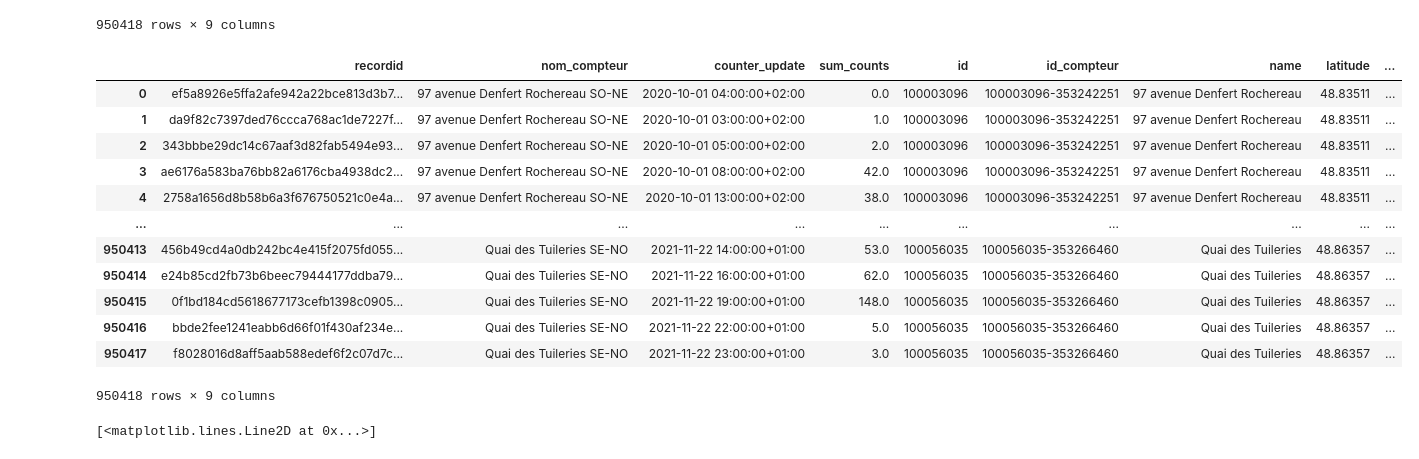
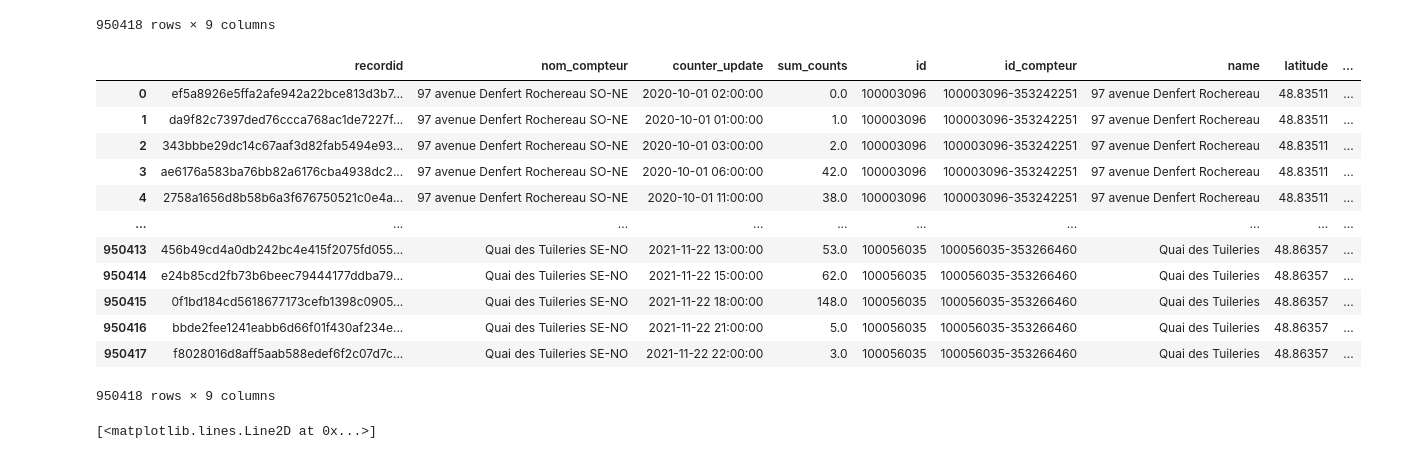
Before and after one commit to vikmanatusEurelis/ai-school-training, a Jupyter notebook: data_cleaning.ipynb, the cells around one changed output. Cells and saved outputs as stored; diff of their text form; code cells hidden in the pictures.

```diff
--- a/data_cleaning.ipynb
+++ b/data_cleaning.ipynb
@@ -97,21 +99,21 @@ Debugging
 | 950417 | f8028016d8aff5aab588edef6f2c07d7c... | Quai des Tuileries SE-NO | 2021-11-22T23:00:00+01:00 | 3.0 | 100056035 | 100056035-353266460 | Quai des Tuileries | 48.86357 | ... |
 950418 rows × 9 columns
 # %%
-data['counter_update'] = pd.to_datetime(data['counter_update'])
+data['counter_update'] = pd.to_datetime(data['counter_update'],utc=True).dt.tz_localize(None)
 data
 # %% [output]
 |  | recordid | nom_compteur | counter_update | sum_counts | id | id_compteur | name | latitude | ... |
-| 0 | ef5a8926e5ffa2afe942a22bce813d3b7... | 97 avenue Denfert Rochereau SO-NE | 2020-10-01 04:00:00+02:00 | 0.0 | 100003096 | 100003096-353242251 | 97 avenue Denfert Rochereau | 48.83511 | ... |
-| 1 | da9f82c7397ded76ccca768ac1de7227f... | 97 avenue Denfert Rochereau SO-NE | 2020-10-01 03:00:00+02:00 | 1.0 | 100003096 | 100003096-353242251 | 97 avenue Denfert Rochereau | 48.83511 | ... |
-| 2 | 343bbbe29dc14c67aaf3d82fab5494e93... | 97 avenue Denfert Rochereau SO-NE | 2020-10-01 05:00:00+02:00 | 2.0 | 100003096 | 100003096-353242251 | 97 avenue Denfert Rochereau | 48.83511 | ... |
-| 3 | ae6176a583ba76bb82a6176cba4938dc2... | 97 avenue Denfert Rochereau SO-NE | 2020-10-01 08:00:00+02:00 | 42.0 | 100003096 | 100003096-353242251 | 97 avenue Denfert Rochereau | 48.83511 | ... |
-| 4 | 2758a1656d8b58b6a3f676750521c0e4a... | 97 avenue Denfert Rochereau SO-NE | 2020-10-01 13:00:00+02:00 | 38.0 | 100003096 | 100003096-353242251 | 97 avenue Denfert Rochereau | 48.83511 | ... |
+| 0 | ef5a8926e5ffa2afe942a22bce813d3b7... | 97 avenue Denfert Rochereau SO-NE | 2020-10-01 02:00:00 | 0.0 | 100003096 | 100003096-353242251 | 97 avenue Denfert Rochereau | 48.83511 | ... |
+| 1 | da9f82c7397ded76ccca768ac1de7227f... | 97 avenue Denfert Rochereau SO-NE | 2020-10-01 01:00:00 | 1.0 | 100003096 | 100003096-353242251 | 97 avenue Denfert Rochereau | 48.83511 | ... |
+| 2 | 343bbbe29dc14c67aaf3d82fab5494e93... | 97 avenue Denfert Rochereau SO-NE | 2020-10-01 03:00:00 | 2.0 | 100003096 | 100003096-353242251 | 97 avenue Denfert Rochereau | 48.83511 | ... |
+| 3 | ae6176a583ba76bb82a6176cba4938dc2... | 97 avenue Denfert Rochereau SO-NE | 2020-10-01 06:00:00 | 42.0 | 100003096 | 100003096-353242251 | 97 avenue Denfert Rochereau | 48.83511 | ... |
+| 4 | 2758a1656d8b58b6a3f676750521c0e4a... | 97 avenue Denfert Rochereau SO-NE | 2020-10-01 11:00:00 | 38.0 | 100003096 | 100003096-353242251 | 97 avenue Denfert Rochereau | 48.83511 | ... |
 | ... | ... | ... | ... | ... | ... | ... | ... | ... | ... |
-| 950413 | 456b49cd4a0db242bc4e415f2075fd055... | Quai des Tuileries SE-NO | 2021-11-22 14:00:00+01:00 | 53.0 | 100056035 | 100056035-353266460 | Quai des Tuileries | 48.86357 | ... |
-| 950414 | e24b85cd2fb73b6beec79444177ddba79... | Quai des Tuileries SE-NO | 2021-11-22 16:00:00+01:00 | 62.0 | 100056035 | 100056035-353266460 | Quai des Tuileries | 48.86357 | ... |
-| 950415 | 0f1bd184cd5618677173cefb1398c0905... | Quai des Tuileries SE-NO | 2021-11-22 19:00:00+01:00 | 148.0 | 100056035 | 100056035-353266460 | Quai des Tuileries | 48.86357 | ... |
-| 950416 | bbde2fee1241eabb6d66f01f430af234e... | Quai des Tuileries SE-NO | 2021-11-22 22:00:00+01:00 | 5.0 | 100056035 | 100056035-353266460 | Quai des Tuileries | 48.86357 | ... |
-| 950417 | f8028016d8aff5aab588edef6f2c07d7c... | Quai des Tuileries SE-NO | 2021-11-22 23:00:00+01:00 | 3.0 | 100056035 | 100056035-353266460 | Quai des Tuileries | 48.86357 | ... |
+| 950413 | 456b49cd4a0db242bc4e415f2075fd055... | Quai des Tuileries SE-NO | 2021-11-22 13:00:00 | 53.0 | 100056035 | 100056035-353266460 | Quai des Tuileries | 48.86357 | ... |
+| 950414 | e24b85cd2fb73b6beec79444177ddba79... | Quai des Tuileries SE-NO | 2021-11-22 15:00:00 | 62.0 | 100056035 | 100056035-353266460 | Quai des Tuileries | 48.86357 | ... |
+| 950415 | 0f1bd184cd5618677173cefb1398c0905... | Quai des Tuileries SE-NO | 2021-11-22 18:00:00 | 148.0 | 100056035 | 100056035-353266460 | Quai des Tuileries | 48.86357 | ... |
+| 950416 | bbde2fee1241eabb6d66f01f430af234e... | Quai des Tuileries SE-NO | 2021-11-22 21:00:00 | 5.0 | 100056035 | 100056035-353266460 | Quai des Tuileries | 48.86357 | ... |
+| 950417 | f8028016d8aff5aab588edef6f2c07d7c... | Quai des Tuileries SE-NO | 2021-11-22 22:00:00 | 3.0 | 100056035 | 100056035-353266460 | Quai des Tuileries | 48.86357 | ... |
 950418 rows × 9 columns
 # %%
 import matplotlib.pyplot as plt
```
Also changed, not shown: parts of 10 cells of this notebook, 1 other file.
